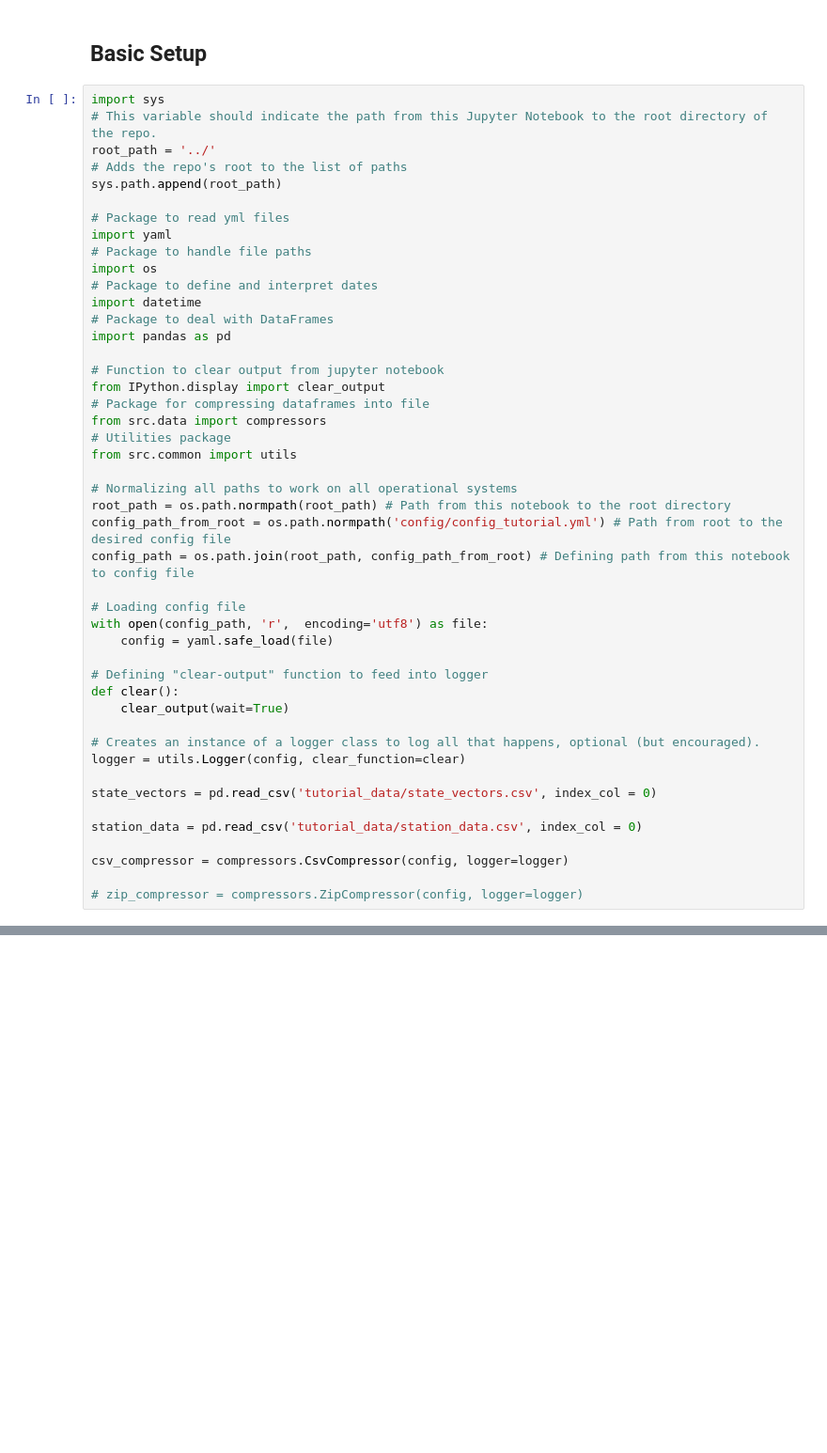
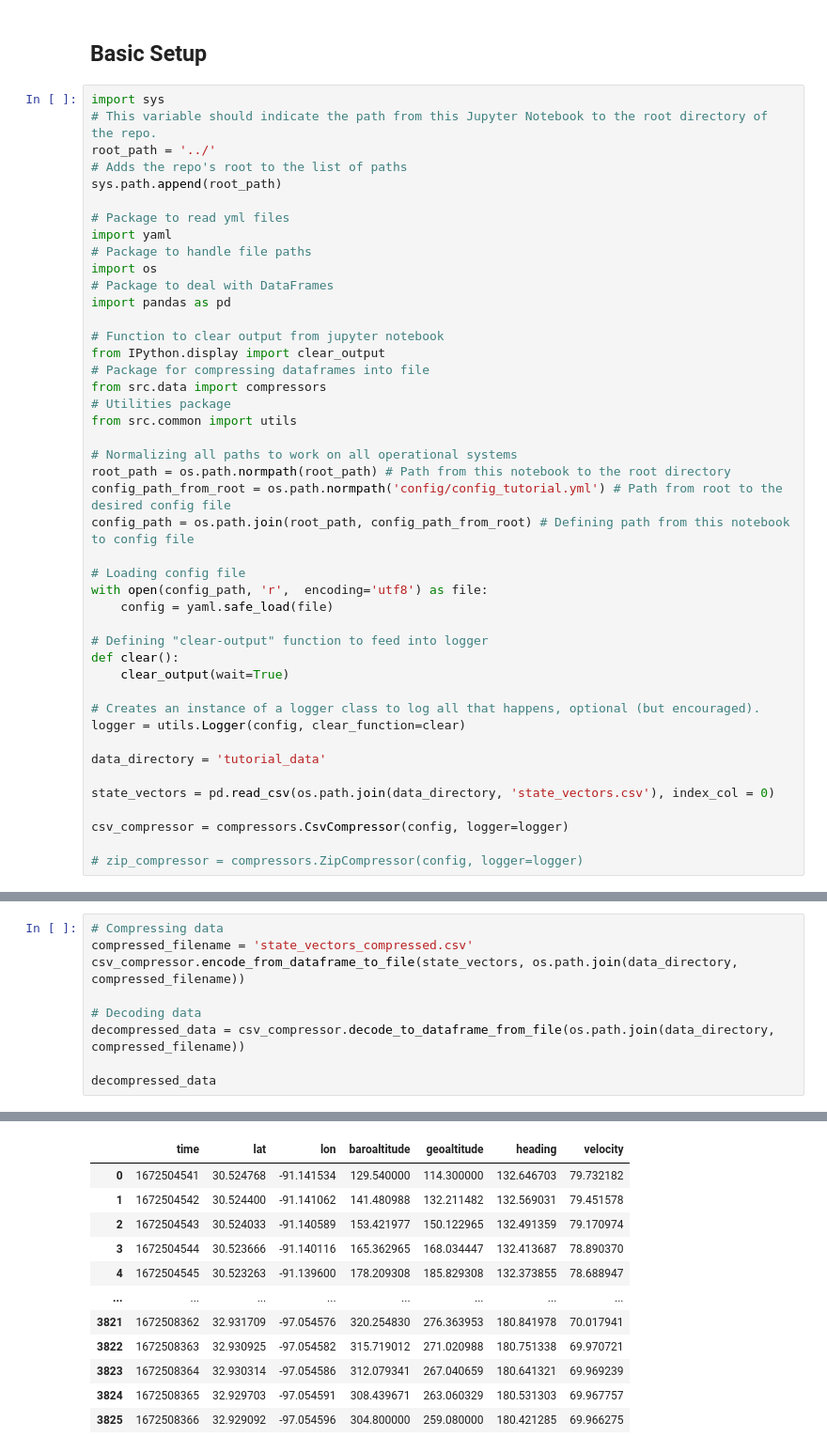
Before and after one commit to Flight-Path-Analysis/FlightPathAnalysis, a Jupyter notebook: tutorials/Usage Of Compressors Module.ipynb, the cells around one changed output, grey strips where cells are left out. Shown at 94% size. Drawn from its saved outputs; the diff is of its cells as text; blank space fills up the shorter version.

```diff
--- a/tutorials/Usage Of Compressors Module.ipynb
+++ b/tutorials/Usage Of Compressors Module.ipynb
@@ -19,8 +19,6 @@ sys.path.append(root_path)
 import yaml
 # Package to handle file paths
 import os
-# Package to define and interpret dates
-import datetime
 # Package to deal with DataFrames
 import pandas as pd
 
@@ -47,9 +45,9 @@ def clear():
 # Creates an instance of a logger class to log all that happens, optional (but encouraged).
 logger = utils.Logger(config, clear_function=clear)
 
-state_vectors = pd.read_csv('tutorial_data/state_vectors.csv', index_col = 0)
+data_directory = 'tutorial_data'
 
-station_data = pd.read_csv('tutorial_data/station_data.csv', index_col = 0)
+state_vectors = pd.read_csv(os.path.join(data_directory, 'state_vectors.csv'), index_col = 0)
 
 csv_compressor = compressors.CsvCompressor(config, logger=logger)
 
@@ -56,0 +61,10 @@ csv_compressor = compressors.CsvCompressor(config, logger=logger)
+# %%
+# Compressing data
+compressed_filename = 'state_vectors_compressed.csv'
+csv_compressor.encode_from_dataframe_to_file(state_vectors, os.path.join(data_directory, compressed_filename))
+
+# Decoding data
+decompressed_data = csv_compressor.decode_to_dataframe_from_file(os.path.join(data_directory, compressed_filename))
+
+decompressed_data
+# %% [output]
@@ -56,0 +72,12 @@ csv_compressor = compressors.CsvCompressor(config, logger=logger)
+|  | time | lat | lon | baroaltitude | geoaltitude | heading | velocity |
+| 0 | 1672504541 | 30.524768 | -91.141534 | 129.540000 | 114.300000 | 132.646703 | 79.732182 |
+| 1 | 1672504542 | 30.524400 | -91.141062 | 141.480988 | 132.211482 | 132.569031 | 79.451578 |
+| 2 | 1672504543 | 30.524033 | -91.140589 | 153.421977 | 150.122965 | 132.491359 | 79.170974 |
+| 3 | 1672504544 | 30.523666 | -91.140116 | 165.362965 | 168.034447 | 132.413687 | 78.890370 |
+| 4 | 1672504545 | 30.523263 | -91.139600 | 178.209308 | 185.829308 | 132.373855 | 78.688947 |
+| ... | ... | ... | ... | ... | ... | ... | ... |
+| 3821 | 1672508362 | 32.931709 | -97.054576 | 320.254830 | 276.363953 | 180.841978 | 70.017941 |
+| 3822 | 1672508363 | 32.930925 | -97.054582 | 315.719012 | 271.020988 | 180.751338 | 69.970721 |
+| 3823 | 1672508364 | 32.930314 | -97.054586 | 312.079341 | 267.040659 | 180.641321 | 69.969239 |
+| 3824 | 1672508365 | 32.929703 | -97.054591 | 308.439671 | 263.060329 | 180.531303 | 69.967757 |
+| 3825 | 1672508366 | 32.929092 | -97.054596 | 304.800000 | 259.080000 | 180.421285 | 69.966275 |
```
Also changed, not shown: parts of 2 cells of this notebook, 16 other files.
